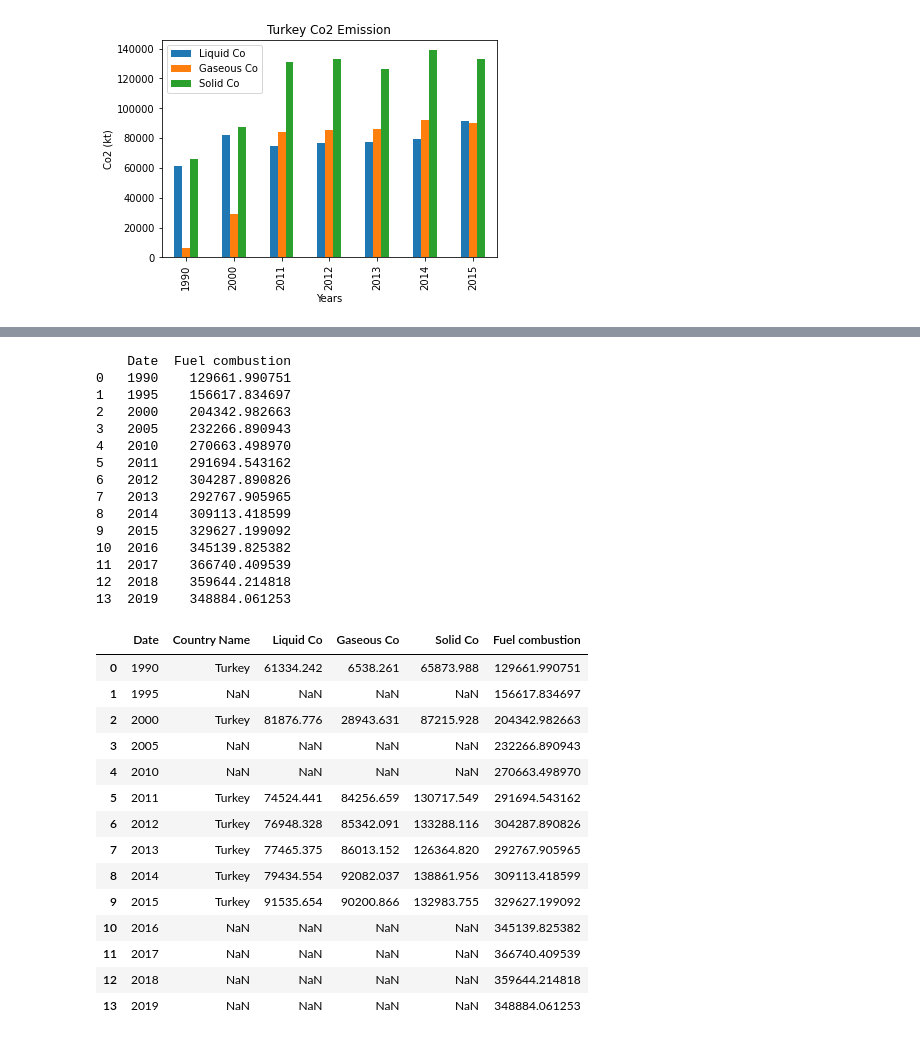
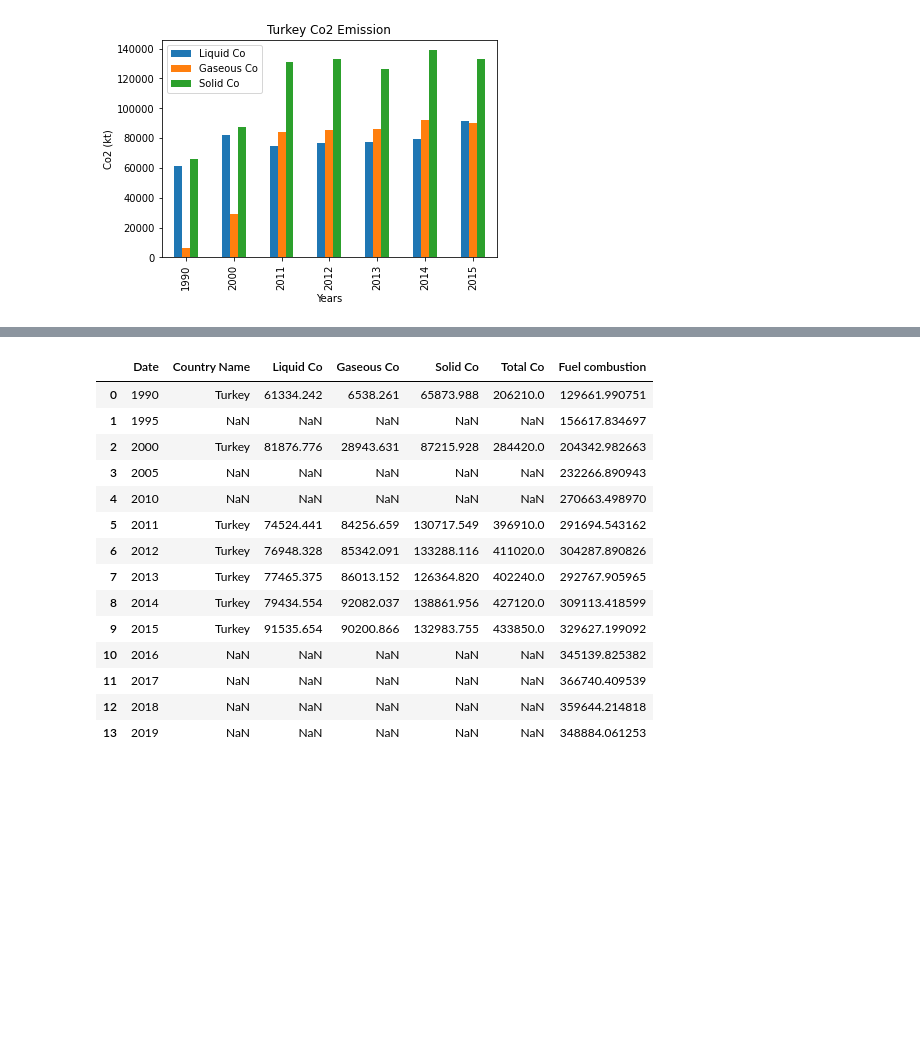
Before and after one commit to busranur-sr/ClimateChange, a Jupyter notebook: Co2Emission.ipynb, the cells around one changed output, grey strips where cells are left out. Drawn from its saved outputs; the diff is of its cells as text; code cells hidden in the pictures; blank space fills up the shorter version.

```diff
--- a/Co2Emission.ipynb
+++ b/Co2Emission.ipynb
@@ -26,7 +26,7 @@ df.head(5)
 | 3 | Afghanistan | 2012 | 69.1 | 5.46557636507518 | 58.0675795729559 | ... |
 | 4 | Afghanistan | 2013 | 68.9829406738281 | 5.51833289369559 | 58.0675795729559 | ... |
 # %%
-df_ToCo = df[['Date','Total Co']]
+df_ToCo = df[['Date','Total Co','Country Name']]
 df_ToCo.groupby('Date').sum().plot()
 # %% [output]
 <matplotlib.axes._subplots.AxesSubplot at 0x...>
@@ -82,40 +82,25 @@ df_TotalCo_Turkey
 | 13 | Unnamed: 13 | NaN | NaN | 2018 | 419437 | 359819 | 359644 | 157443 | 59311.2 | 82787.8 | 60101.9 | ... |
 | 14 | Unnamed: 14 | NaN | (Bin ton - Thousand tonnes) | 2019 | 399345 | 349067 | 348884 | 147691 | 54250.3 | 80745 | 66198.1 | ... |
 # %%
-data =zip(df_TotalCo_Turkey[2][1:].tolist(),df_TotalCo_Turkey[5][1:].tolist())
+data = zip(df_TotalCo_Turkey[2][1:].tolist(),df_TotalCo_Turkey[5][1:].tolist())
 df2 = pd.DataFrame(data, columns = ['Date', 'Fuel combustion'])
 df2=df2.astype({'Date':'int16','Fuel combustion':'float64'})
-print(df2)
-df_new=pd.merge(df_Turkey.reset_index(),df2,on='Date',how='right')
-df_new
+df3=pd.merge(df_Co[df_Co['Country Name']=='Turkey'],df_ToCo[df_ToCo['Country Name']=='Turkey'])
+df_merge=pd.merge(df3[df3['Country Name']=='Turkey'],df2,on='Date',how='right')
+df_merge
 # %% [output]
-    Date  Fuel combustion
-0   1990    129661.990751
-1   1995    156617.834697
-2   2000    204342.982663
-3   2005    232266.890943
-4   2010    270663.498970
-5   2011    291694.543162
-6   2012    304287.890826
-7   2013    292767.905965
-8   2014    309113.418599
-9   2015    329627.199092
-10  2016    345139.825382
-11  2017    366740.409539
-12  2018    359644.214818
-13  2019    348884.061253
-|  | Date | Country Name | Liquid Co | Gaseous Co | Solid Co | Fuel combustion |
-| 0 | 1990 | Turkey | 61334.242 | 6538.261 | 65873.988 | 129661.990751 |
-| 1 | 1995 | NaN | NaN | NaN | NaN | 156617.834697 |
-| 2 | 2000 | Turkey | 81876.776 | 28943.631 | 87215.928 | 204342.982663 |
-| 3 | 2005 | NaN | NaN | NaN | NaN | 232266.890943 |
-| 4 | 2010 | NaN | NaN | NaN | NaN | 270663.498970 |
-| 5 | 2011 | Turkey | 74524.441 | 84256.659 | 130717.549 | 291694.543162 |
-| 6 | 2012 | Turkey | 76948.328 | 85342.091 | 133288.116 | 304287.890826 |
-| 7 | 2013 | Turkey | 77465.375 | 86013.152 | 126364.820 | 292767.905965 |
-| 8 | 2014 | Turkey | 79434.554 | 92082.037 | 138861.956 | 309113.418599 |
-| 9 | 2015 | Turkey | 91535.654 | 90200.866 | 132983.755 | 329627.199092 |
-| 10 | 2016 | NaN | NaN | NaN | NaN | 345139.825382 |
-| 11 | 2017 | NaN | NaN | NaN | NaN | 366740.409539 |
-| 12 | 2018 | NaN | NaN | NaN | NaN | 359644.214818 |
-| 13 | 2019 | NaN | NaN | NaN | NaN | 348884.061253 |
+|  | Date | Country Name | Liquid Co | Gaseous Co | Solid Co | Total Co | Fuel combustion |
+| 0 | 1990 | Turkey | 61334.242 | 6538.261 | 65873.988 | 206210.0 | 129661.990751 |
+| 1 | 1995 | NaN | NaN | NaN | NaN | NaN | 156617.834697 |
+| 2 | 2000 | Turkey | 81876.776 | 28943.631 | 87215.928 | 284420.0 | 204342.982663 |
+| 3 | 2005 | NaN | NaN | NaN | NaN | NaN | 232266.890943 |
+| 4 | 2010 | NaN | NaN | NaN | NaN | NaN | 270663.498970 |
+| 5 | 2011 | Turkey | 74524.441 | 84256.659 | 130717.549 | 396910.0 | 291694.543162 |
+| 6 | 2012 | Turkey | 76948.328 | 85342.091 | 133288.116 | 411020.0 | 304287.890826 |
+| 7 | 2013 | Turkey | 77465.375 | 86013.152 | 126364.820 | 402240.0 | 292767.905965 |
+| 8 | 2014 | Turkey | 79434.554 | 92082.037 | 138861.956 | 427120.0 | 309113.418599 |
+| 9 | 2015 | Turkey | 91535.654 | 90200.866 | 132983.755 | 433850.0 | 329627.199092 |
+| 10 | 2016 | NaN | NaN | NaN | NaN | NaN | 345139.825382 |
+| 11 | 2017 | NaN | NaN | NaN | NaN | NaN | 366740.409539 |
+| 12 | 2018 | NaN | NaN | NaN | NaN | NaN | 359644.214818 |
+| 13 | 2019 | NaN | NaN | NaN | NaN | NaN | 348884.061253 |
```
